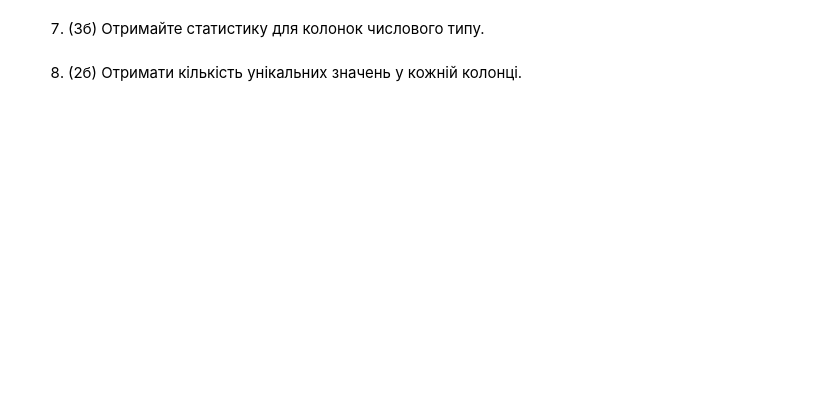
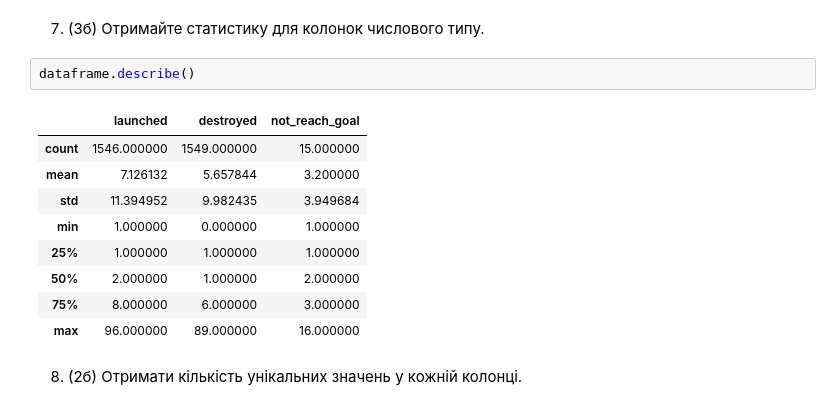
Before and after one commit to Poplacskyi/AI, a Jupyter notebook: labs_AD/DM_practice_1_Liybomur_Poplavski.ipynb, the cells around one changed output. Cells and saved outputs as stored; diff of their text form; blank space fills up the shorter version.

```diff
--- a/labs_AD/DM_practice_1_Liybomur_Poplavski.ipynb
+++ b/labs_AD/DM_practice_1_Liybomur_Poplavski.ipynb
@@ -46,4 +102,16 @@ dtype: object
 # %% [markdown]
 7. (3б) Отримайте статистику для колонок числового типу.
+# %%
+dataframe.describe()
+# %% [output]
+|  | launched | destroyed | not_reach_goal |
+| count | 1546.000000 | 1549.000000 | 15.000000 |
+| mean | 7.126132 | 5.657844 | 3.200000 |
+| std | 11.394952 | 9.982435 | 3.949684 |
+| min | 1.000000 | 0.000000 | 1.000000 |
+| 25% | 1.000000 | 1.000000 | 1.000000 |
+| 50% | 2.000000 | 1.000000 | 2.000000 |
+| 75% | 8.000000 | 6.000000 | 3.000000 |
+| max | 96.000000 | 89.000000 | 16.000000 |
 # %% [markdown]
 8. (2б) Отримати кількість унікальних значень у кожній колонці.
```
Also changed, not shown: parts of 13 cells of this notebook.
